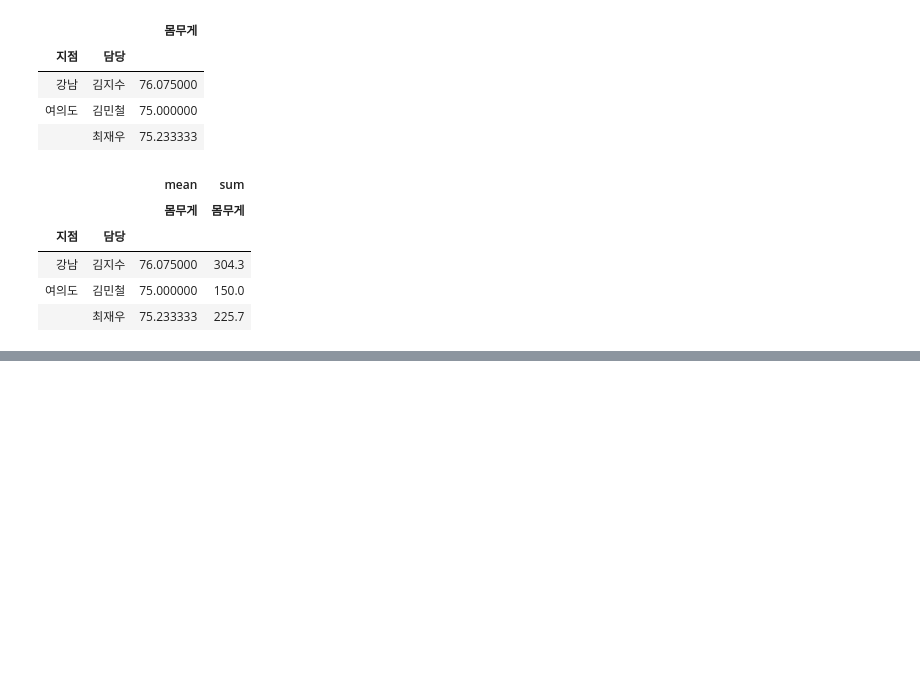
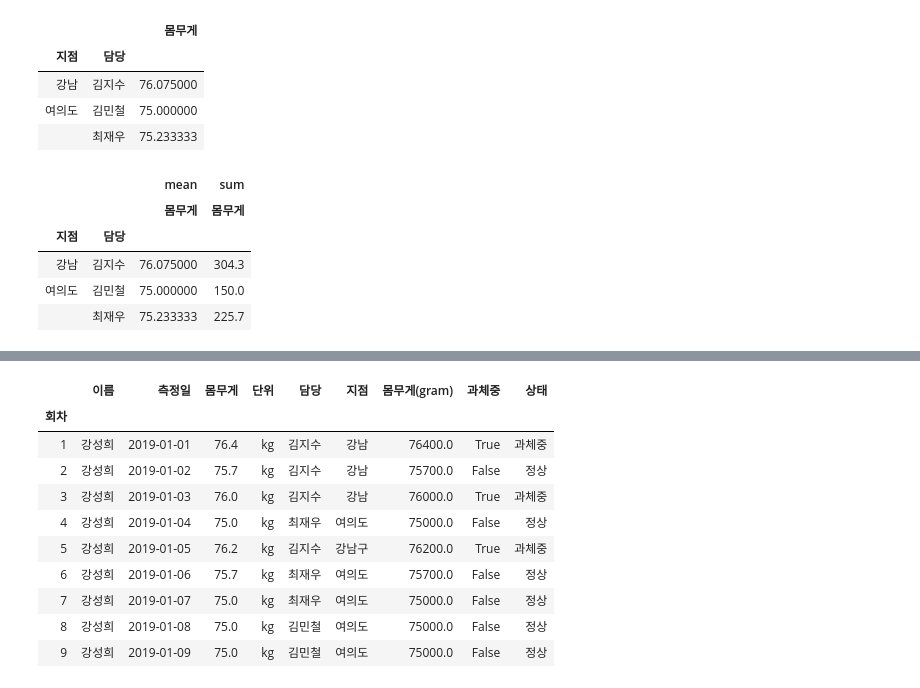
Before and after one commit to dongwooha/DS-School, a Jupyter notebook: Pandas.ipynb, the cells around one changed output, grey strips where cells are left out. Drawn from its saved outputs; the diff is of its cells as text; code cells hidden in the pictures; blank space fills up the shorter version.

```diff
--- a/Pandas.ipynb
+++ b/Pandas.ipynb
@@ -619,0 +642,2 @@ pd.pivot_table(data, index = ["지점", "담당"], values = "몸무게", aggfunc
+# %%
+data["몸무게"] = data["몸무게"].fillna(75)
@@ -619,0 +658,4 @@ pd.pivot_table(data, index = ["지점", "담당"], values = "몸무게", aggfunc
+# %%
+data["몸무게(gram)"] = data["몸무게"] * 1000
+# %%
+data["과체중"] = data["몸무게"] > 75.8
@@ -619,0 +676,17 @@ pd.pivot_table(data, index = ["지점", "담당"], values = "몸무게", aggfunc
+# %%
+data.loc[data["몸무게"] > 75.8, "상태"] = "과체중"
+data.loc[data["몸무게"] <= 75.8, "상태"] = "정상"
+# %%
+data
+# %% [output]
+|  | 이름 | 측정일 | 몸무게 | 단위 | 담당 | 지점 | 몸무게(gram) | 과체중 | 상태 |
+| 회차 |  |  |  |  |  |  |  |  |  |
+| 1 | 강성희 | 2019-01-01 | 76.4 | kg | 김지수 | 강남 | 76400.0 | True | 과체중 |
+| 2 | 강성희 | 2019-01-02 | 75.7 | kg | 김지수 | 강남 | 75700.0 | False | 정상 |
+| 3 | 강성희 | 2019-01-03 | 76.0 | kg | 김지수 | 강남 | 76000.0 | True | 과체중 |
+| 4 | 강성희 | 2019-01-04 | 75.0 | kg | 최재우 | 여의도 | 75000.0 | False | 정상 |
+| 5 | 강성희 | 2019-01-05 | 76.2 | kg | 김지수 | 강남구 | 76200.0 | True | 과체중 |
+| 6 | 강성희 | 2019-01-06 | 75.7 | kg | 최재우 | 여의도 | 75700.0 | False | 정상 |
+| 7 | 강성희 | 2019-01-07 | 75.0 | kg | 최재우 | 여의도 | 75000.0 | False | 정상 |
+| 8 | 강성희 | 2019-01-08 | 75.0 | kg | 김민철 | 여의도 | 75000.0 | False | 정상 |
+| 9 | 강성희 | 2019-01-09 | 75.0 | kg | 김민철 | 여의도 | 75000.0 | False | 정상 |
```
Also changed, not shown: parts of 14 cells of this notebook, 3 other files.
